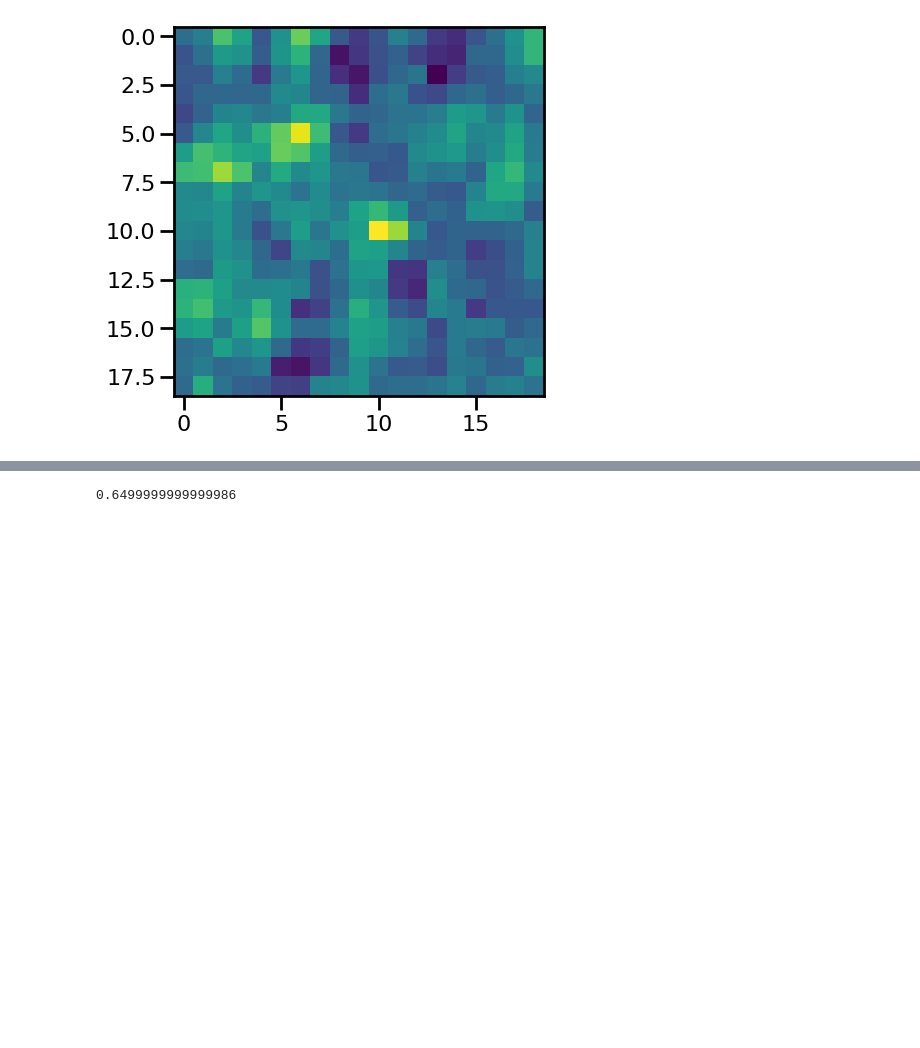
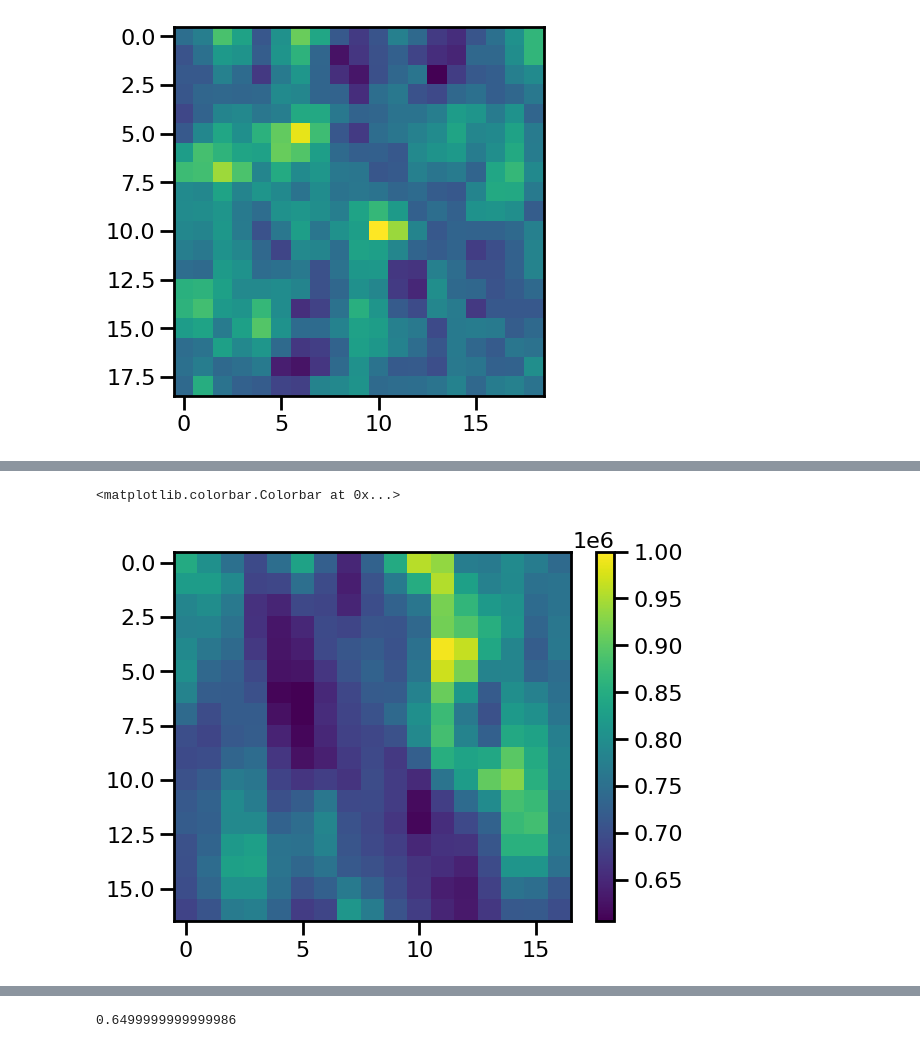
Before and after one commit to afeinstein20/atlas-tess, a Jupyter notebook: notebooks/lightcurve_figure.ipynb, the cells around one changed output, grey strips where cells are left out. Saved outputs shown, nothing was run; the diff lists cells and outputs as text; code cells hidden in the pictures; blank space fills up the shorter version.

```diff
--- a/notebooks/lightcurve_figure.ipynb
+++ b/notebooks/lightcurve_figure.ipynb
@@ -35,3 +78,9 @@ def convert_mag(counts):
+# %%
+plt.imshow(np.nansum(second['raw'][q][:,2:,2:],axis=0), aspect='auto', vmax=1000000)
+plt.colorbar()
+# %% [output]
+<matplotlib.colorbar.Colorbar at 0x...>
+[figure, added]
 # %%
 fig = plt.figure(figsize=(12,7))
 
```
Also changed, not shown: parts of 8 cells of this notebook, 2 other files.
